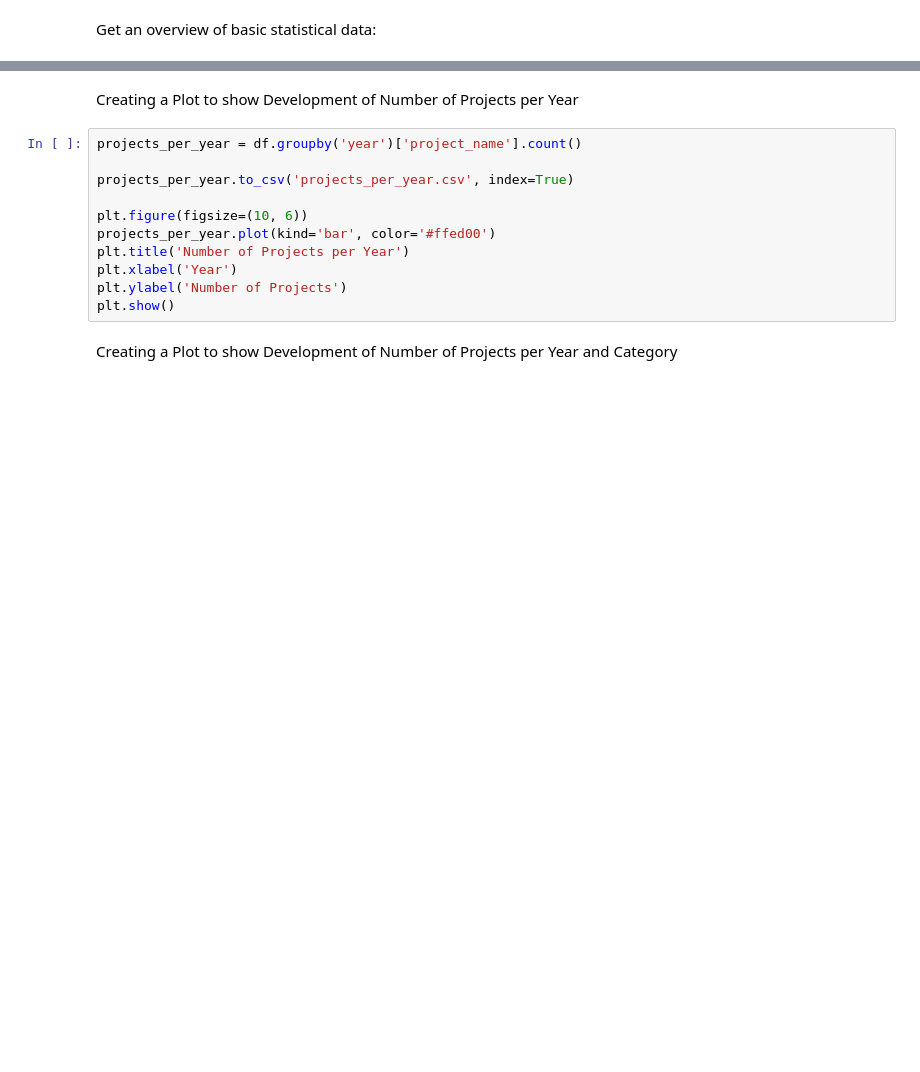
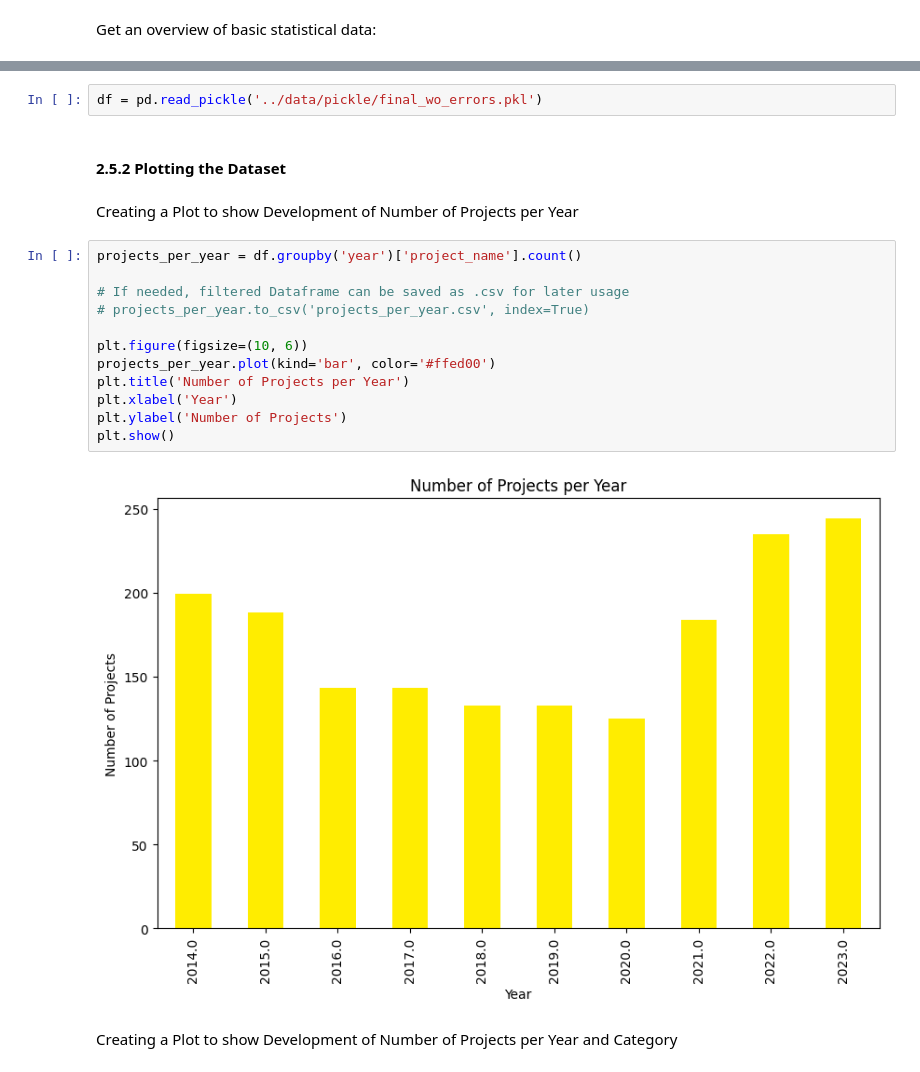
Before and after one commit to rauschgold/ds-bootcamp-capstone-project, a Jupyter notebook: notebooks/predicting-project-costs.ipynb, the cells around one changed output, grey strips where cells are left out. Drawn from its saved outputs; the diff is of its cells as text; blank space fills up the shorter version.

```diff
--- a/notebooks/predicting-project-costs.ipynb
+++ b/notebooks/predicting-project-costs.ipynb
@@ -156,16 +312,23 @@ plt.show()
+# %%
+df = pd.read_pickle('../data/pickle/final_wo_errors.pkl')
+# %% [markdown]
+#### 2.5.2 Plotting the Dataset
 # %% [markdown]
 Creating a Plot to show Development of Number of Projects per Year
 # %%
 projects_per_year = df.groupby('year')['project_name'].count()
 
-projects_per_year.to_csv('projects_per_year.csv', index=True)
+# If needed, filtered Dataframe can be saved as .csv for later usage
+# projects_per_year.to_csv('projects_per_year.csv', index=True)
 
 plt.figure(figsize=(10, 6))
 projects_per_year.plot(kind='bar', color='#ffed00')
 plt.title('Number of Projects per Year')
 plt.xlabel('Year')
 plt.ylabel('Number of Projects')
 plt.show()
+# %% [output]
+[figure, added]
 # %% [markdown]
 Creating a Plot to show Development of Number of Projects per Year and Category
 # %%
```
Also changed, not shown: parts of 41 cells of this notebook, 2 other files.
